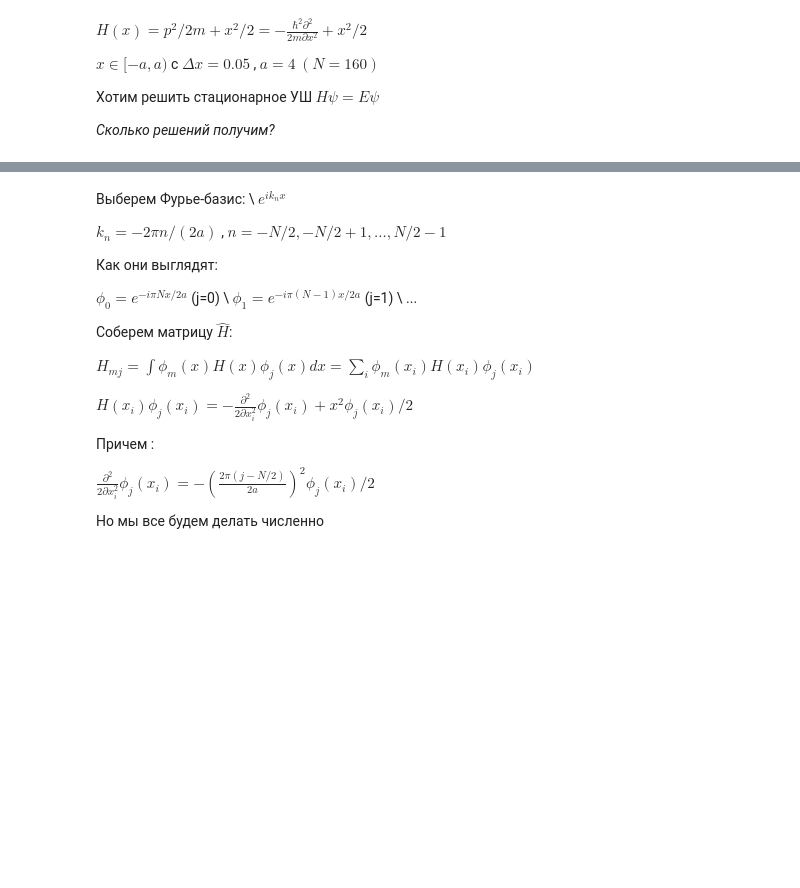
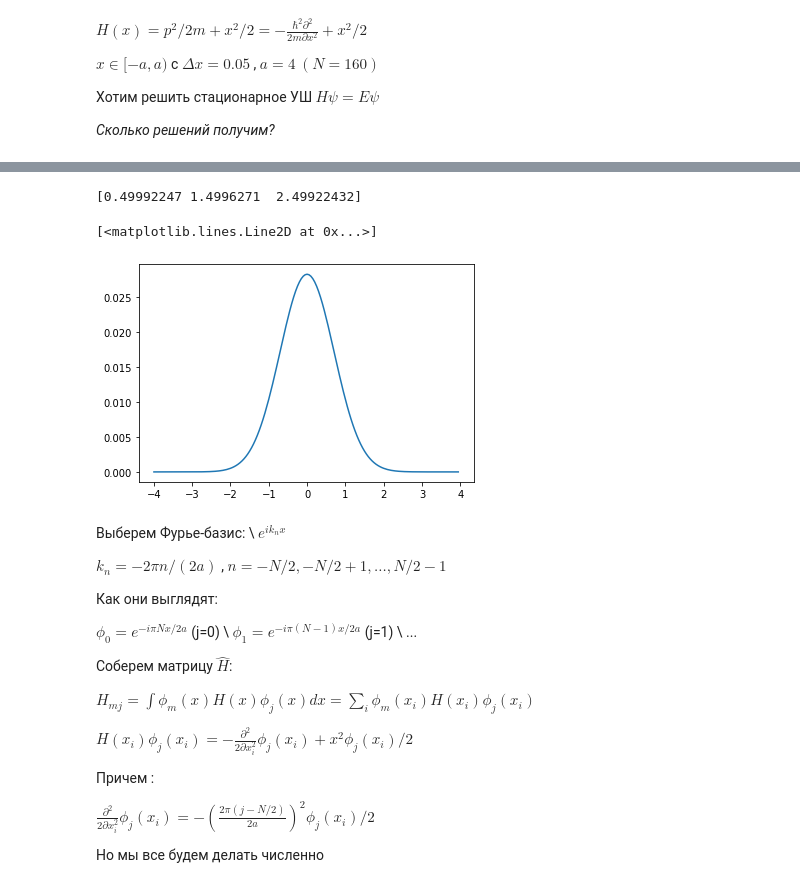
Before and after one commit to AlexLoner/Python_for_Science, a Jupyter notebook: Lecture_8/8_Lec.ipynb, the cells around one changed output, grey strips where cells are left out. Drawn from its saved outputs; the diff is of its cells as text; code cells hidden in the pictures; blank space fills up the shorter version.

```diff
--- a/Lecture_8/8_Lec.ipynb
+++ b/Lecture_8/8_Lec.ipynb
@@ -169,3 +200,6 @@ $-\frac{\partial^2}{2\partial x_i^2 }\phi_n(x_i) = -\frac{\phi_n(x_i - \Delta x)
 
 
 Но мы все будем делать численно
+# %%
+phi = np.eye(N)
+H = np.zeros((N,N))
@@ -172,3 +224,21 @@ $-\frac{\partial^2}{2\partial x_i^2 }\phi_n(x_i) = -\frac{\phi_n(x_i - \Delta x)
+# %%
+for n in range(N):
+  for m in range(N):
+      H[n,m] = -phi[n][1:N-1] @ np.diff(phi[m], 2) / dx**2 / 2
+      H[n,m] += x[n]**2 / 2 * phi[n] @ phi[m]
+# %%
+e,v = np.linalg.eig(H)
+# %%
+indx = np.argsort(e)
+# %%
+print(e[indx[:3]])
+# %% [output]
+[0.49992247 1.4996271  2.49922432]
+# %%
+plt.plot(x, np.abs(v[:, indx[0]]) ** 2)
+# %% [output]
+[<matplotlib.lines.Line2D at 0x...>]
+[figure, added]
 # %% [markdown]
 Выберем Фурье-базис: \\
 $e^{ik_nx}$
```
Also changed, not shown: parts of 16 cells of this notebook.
